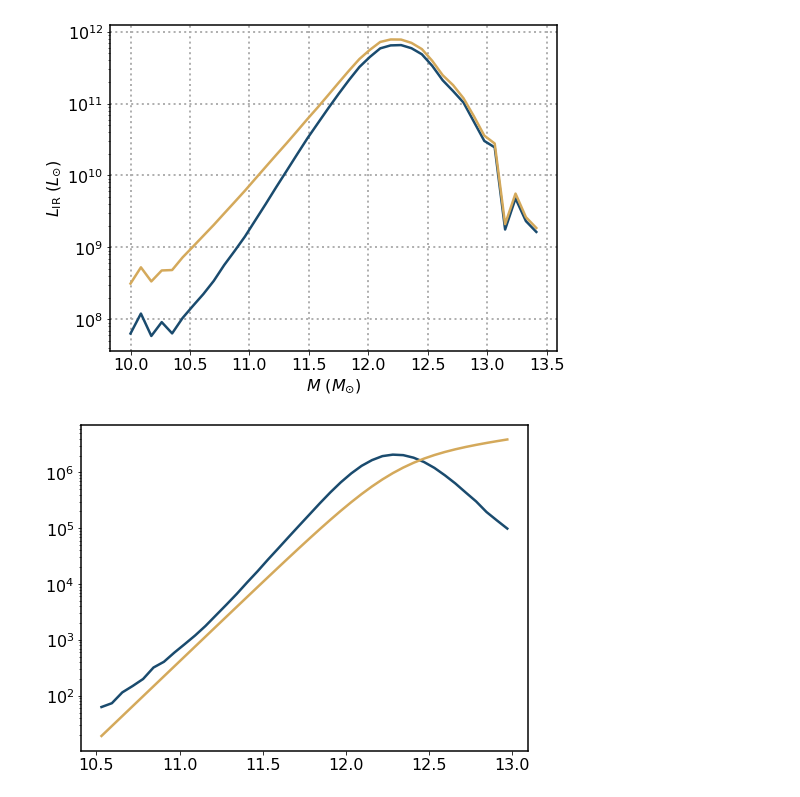
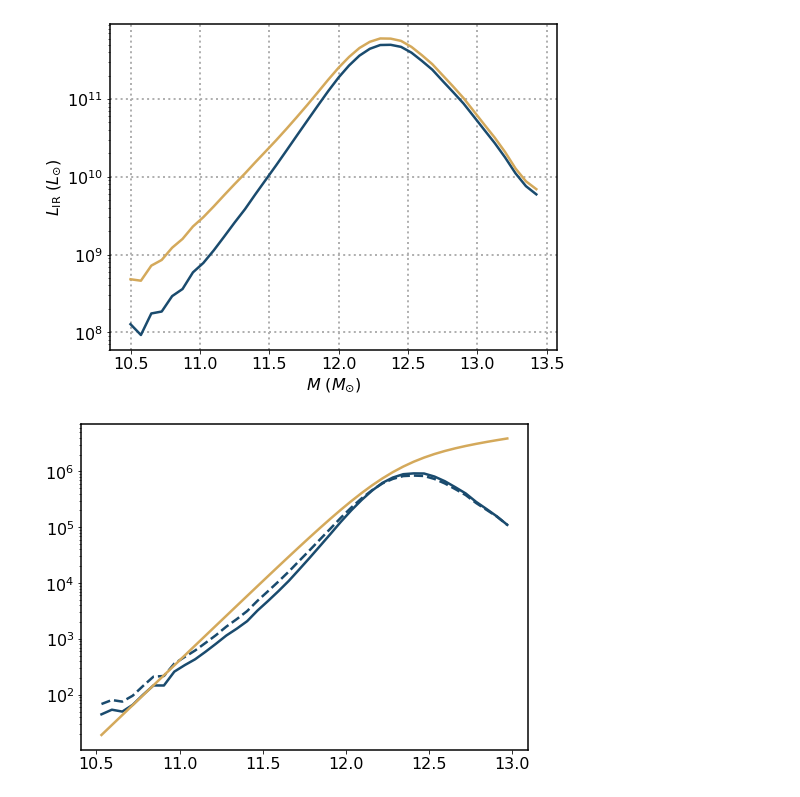
Before and after one commit to kokron/skyLine, a Jupyter notebook: notebooks/CO LIR fit.ipynb, the cells around one changed output. Cells and saved outputs as stored; diff of their text form; code cells hidden in the pictures.

Commit message:
Updated CO model

```diff
--- a/notebooks/CO LIR fit.ipynb
+++ b/notebooks/CO LIR fit.ipynb
@@ -105,14 +117,14 @@ plt.show()
 def LC_params():
     h=0.678
     nu_CO=115.271*u.GHz
-    zmin_CO = 2.5;zmax_CO = 3.5
+    zmin_CO = 2;zmax_CO = 2.8
     zmid_CO=(zmax_CO+zmin_CO)/2
     R=700
     dnu=nu_CO/(1+zmid_CO)/R
     model_params=dict(halo_lightcone_dir='/home-2/gsatopo1@jhu.edu/scratch/MDPL2-UM-squareLC/',
                       lines=dict(CO_J10=True), target_line = 'CO_J10',
                       models=dict(CO_J10=dict(model_name='CO_lines_scaling_LFIR',
-                                              model_pars={'alpha':1.37,'beta':-1.74,'alpha_std':0,'beta_std':0,'sigma_L':0.3})),
+                                              model_pars={'alpha':0.67403184,'beta':4.89800039,'alpha_std':0,'beta_std':0,'sigma_L':0})),
                       LIR_pars = dict(IRX_name='Bouwens2020', log10Ms_IRX=9.15, alpha_IRX=0.97, std_log10Ms_IRX=0.17, std_alpha_IRX=0.17,
                                       K_IR=0.63*1.73e-10, K_UV=0.63*2.5e-10),
                       do_external_SFR = False, external_SFR = '',
@@ -123,10 +135,10 @@ def LC_params():
                       do_intensity=False,
                       seed=0)
     obs_params=dict(zmin = zmin_CO-0.03, zmax = zmax_CO+0.03,
-                    RAObs_min=-1.75*u.deg,RAObs_max=1.75*u.deg,
-                    DECObs_min=-1.75*u.deg,DECObs_max=1.75*u.deg,
-                    RA_min=-1.75*u.deg,RA_max=1.75*u.deg,
-                    DEC_min=-1.75*u.deg,DEC_max=1.75*u.deg,
+                    RAObs_min=-5*u.deg,RAObs_max=5*u.deg,
+                    DECObs_min=-5*u.deg,DECObs_max=5*u.deg,
+                    RA_min=-5*u.deg,RA_max=5*u.deg,
+                    DEC_min=-5*u.deg,DEC_max=5*u.deg,
                     nuObs_max=nu_CO/(1+zmin_CO), nuObs_min=nu_CO/(1+zmax_CO),
                     dnu=dnu,
                     Tsys=0*u.Jy/u.sr,
@@ -160,5 +172,5 @@ K_IR, K_UV=0.63*1.73e-10, 0.63*2.5e-10
 log10Ms_IRX_sample,alpha_IRX_sample = np.random.multivariate_normal(np.asarray([log10Ms_IRX,alpha_IRX]),np.diag(np.asarray([std_log10Ms_IRX**2,std_alpha_IRX])), len(SM)).T
 IRX = (SM/10**log10Ms_IRX_sample)**alpha_IRX_sample
 LIR = SFR/(K_IR + K_UV/IRX)*u.Lsun
-logM=np.log10(LC_CO.halo_catalog['M_HALO'][inds]*LC_CO.Msunh.to(LC_CO.Msunh).value)
+logM=np.log10(LC_CO.halo_catalog['M_HALO'][inds]*LC_CO.Msunh.to(u.Msun).value)
 # %% [output]
@@ -182,5 +183,5 @@ logM=np.log10(LC_CO.halo_catalog['M_HALO'][inds]*LC_CO.Msunh.to(LC_CO.Msunh).val
 # %%
-logM_bin=np.linspace(10, 13.5, 41)
+logM_bin=np.linspace(10.5, 13.5, 41)
 meanLIR=[]
 meanLIR_old=[]
 meanSFR=[]
@@ -201,17 +202,15 @@ plt.xlabel(r'$M$ $(M_{\odot})$')
 plt.yscale('log')
 plt.grid(linestyle='dotted', linewidth=2)
 # %% [output]
-[figure, old version]
+[figure, new version]
 # %%
 def LCO_mean(logM, alpha, beta):
     alpha_std, beta_std, sigma_L=0,0,0
     rng=np.random.default_rng(0)
 
     LCO = np.zeros(len(SFR))*u.Lsun
-    std = np.random.multivariate_normal(np.array([alpha,beta]),np.diag(np.array([alpha_std**2,beta_std**2])),LIR.shape)
-    alpha_par,beta_par = std[:,0],std[:,1]
 
-    Lp = 10**((np.log10(LIR.value)-beta_par)/alpha_par)
+    Lp = 10**((np.log10(LIR.value)-beta)/alpha)
     Lmean = (4.9e-5*u.Lsun)*Lp
 
     #Add scatter to the relation
@@ -228,11 +227,15 @@ def LCO_mean(logM, alpha, beta):
 
 LM_COMAP=interp1d(np.log10(m_COMAP.M.value), m_COMAP.LofM.value)
 
-alpha, beta=0.7, 4.5
-Mbin, LCOmean=LCO_mean(logM, alpha, beta)
+alpha1, beta1=0.69965366, 4.62740853
+alpha2, beta2=0.79460709, 3.64160632
+
+Mbin, LCOmean1=LCO_mean(logM, alpha1, beta1)
+Mbin, LCOmean2=LCO_mean(logM, alpha2, beta2)
 # %%
-plt.plot(Mbin, LCOmean)
-plt.plot(Mbin, LM_COMAP(Mbin))
+plt.plot(Mbin, LCOmean1, color=palette[0])
+plt.plot(Mbin, LCOmean2, '--', color=palette[0])
+plt.plot(Mbin, LM_COMAP(Mbin), color=palette[1])
 plt.yscale('log')
 # %% [output]
-[figure, old version]
+[figure, new version]
```
Also changed, not shown: parts of 32 cells of this notebook, 2 other files.
